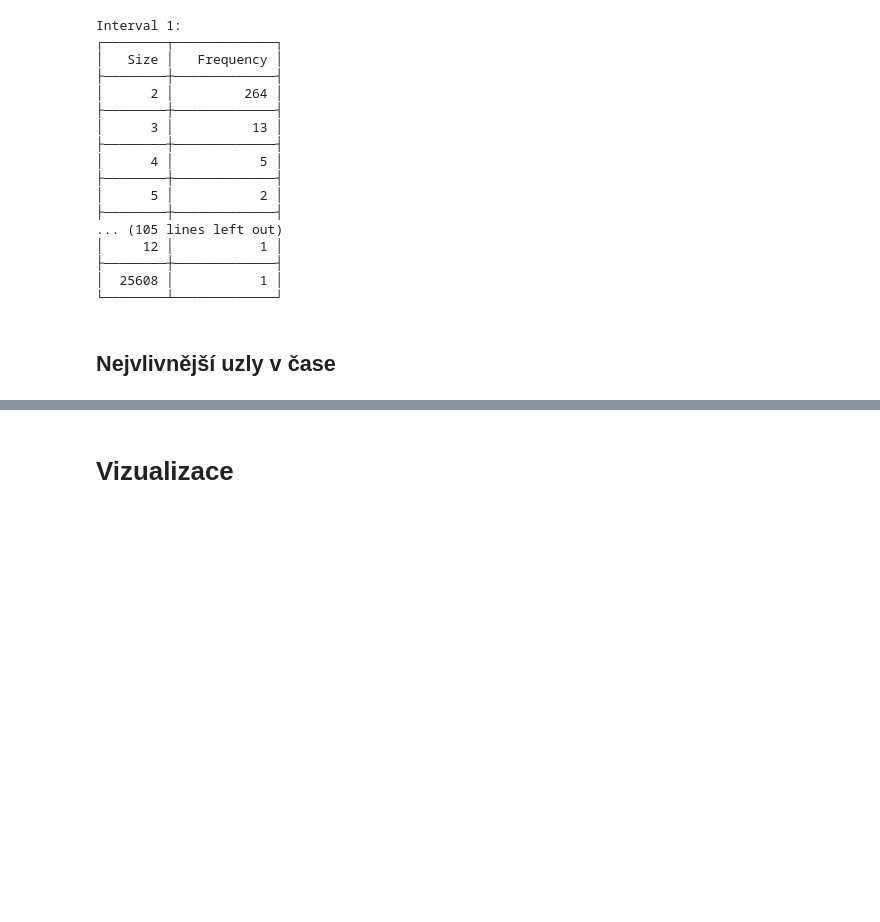
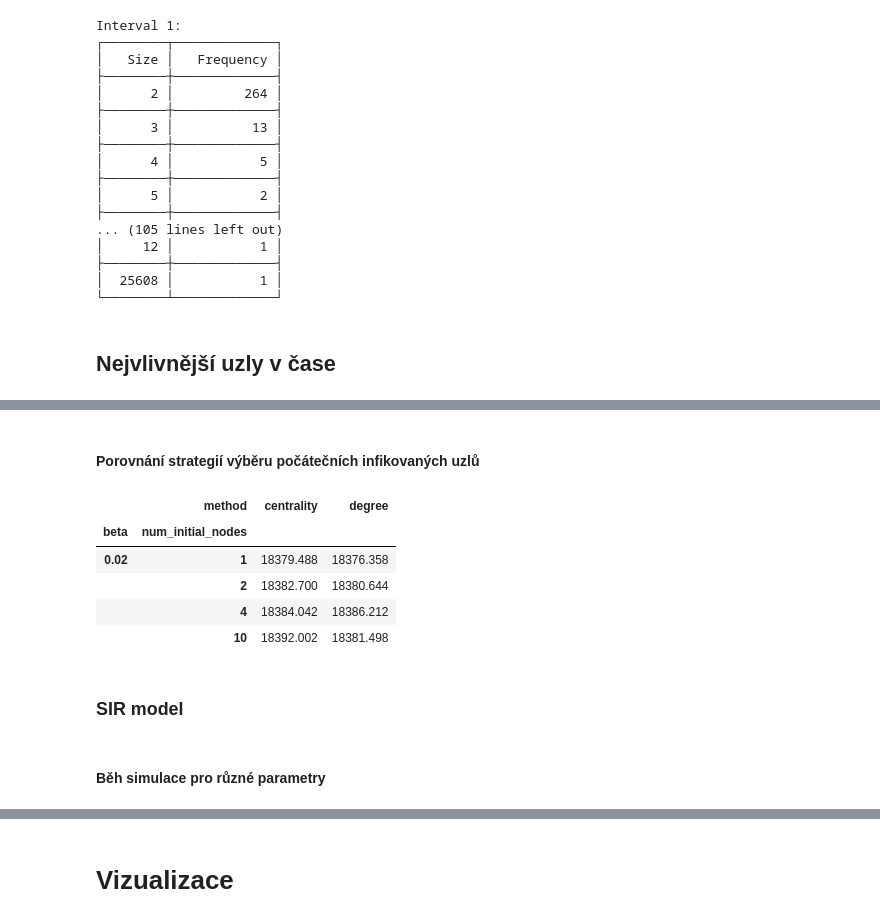
Before and after one commit to SLI0124/metody-analyzy-siti-ii, a Jupyter notebook: projects/data_analysis.ipynb, the cells around one changed output, grey strips where cells are left out. Saved outputs shown, nothing was run; the diff lists cells and outputs as text; code cells hidden in the pictures; blank space fills up the shorter version.

Commit message:
feat(proj_a): just a IC spread model remaining at this point

```diff
--- a/projects/data_analysis.ipynb
+++ b/projects/data_analysis.ipynb
@@ -869,0 +1155,6 @@ print(tabulate(pivot_table_sorted, headers='keys', tablefmt='simple_grid', float
+# %%
+gamma_range_sis = [0.1] # pro SIS model
+num_of_trials_sis = 500
+number_of_initial_nodes_sis = [1, 2, 4, 10]
+beta_range_sis = [0.02]
+methods_sis = ['centrality', 'degree']
@@ -869,0 +1315,22 @@ print(tabulate(pivot_table_sorted, headers='keys', tablefmt='simple_grid', float
+# %% [markdown]
+#### Porovnání strategií výběru počátečních infikovaných uzlů
+# %%
+sis_df = pd.DataFrame(sis_results)
+
+results_df_sis = pd.DataFrame(sis_df)
+
+comparison_sis = results_df_sis.pivot_table(
+    index=['beta', 'num_initial_nodes'],
+    columns='method',
+    values='mean'
+)
+comparison_sis
+# %% [output]
+|  | method | centrality | degree |
+| beta | num_initial_nodes |  |  |
+| 0.02 | 1 | 18379.488 | 18376.358 |
+|  | 2 | 18382.700 | 18380.644 |
+|  | 4 | 18384.042 | 18386.212 |
+|  | 10 | 18392.002 | 18381.498 |
+# %% [markdown]
+### SIR model
@@ -869,0 +1381,2 @@ print(tabulate(pivot_table_sorted, headers='keys', tablefmt='simple_grid', float
+# %% [markdown]
+#### Běh simulace pro různé parametry
```
Also changed, not shown: parts of 62 cells of this notebook.
